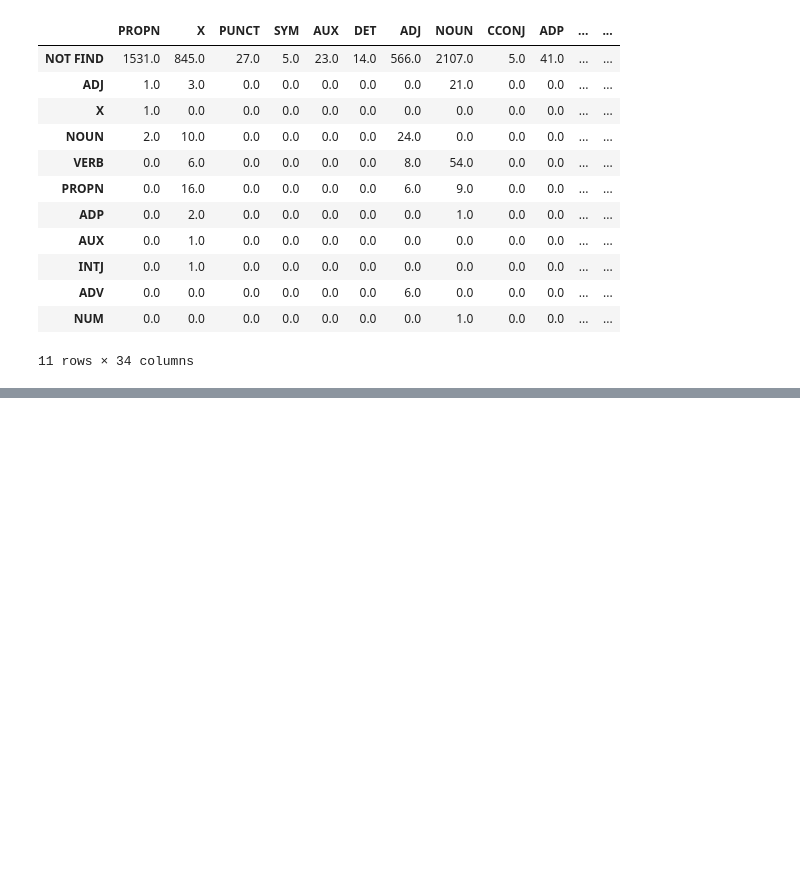
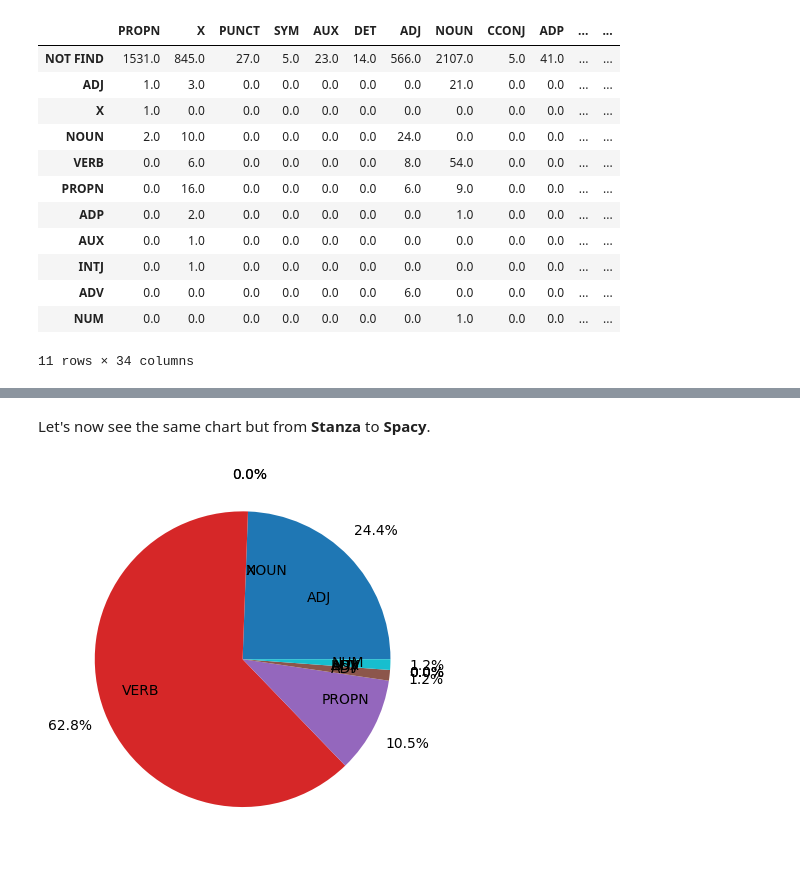
Before and after one commit to edgolyakova/DataScienceProj, a Jupyter notebook: Part 2.ipynb, the cells around one changed output, grey strips where cells are left out. Saved outputs shown, nothing was run; the diff lists cells and outputs as text; code cells hidden in the pictures; blank space fills up the shorter version.

```diff
--- a/Part 2.ipynb
+++ b/Part 2.ipynb
@@ -711,0 +759,8 @@ df_stanza_to_spacy
+# %% [markdown]
+Let's now see the same chart but from **Stanza** to **Spacy**.
+# %%
+fig, ax = plt.subplots()
+ax.pie(df_stanza_to_spacy.drop('NOT FIND').NOUN, labels=df_stanza_to_spacy.drop('NOT FIND').index, autopct='%1.1f%%', pctdistance=1.25, labeldistance=.6)
+plt.show()
+# %% [output]
+[figure, added]
```
Also changed, not shown: parts of 28 cells of this notebook.
